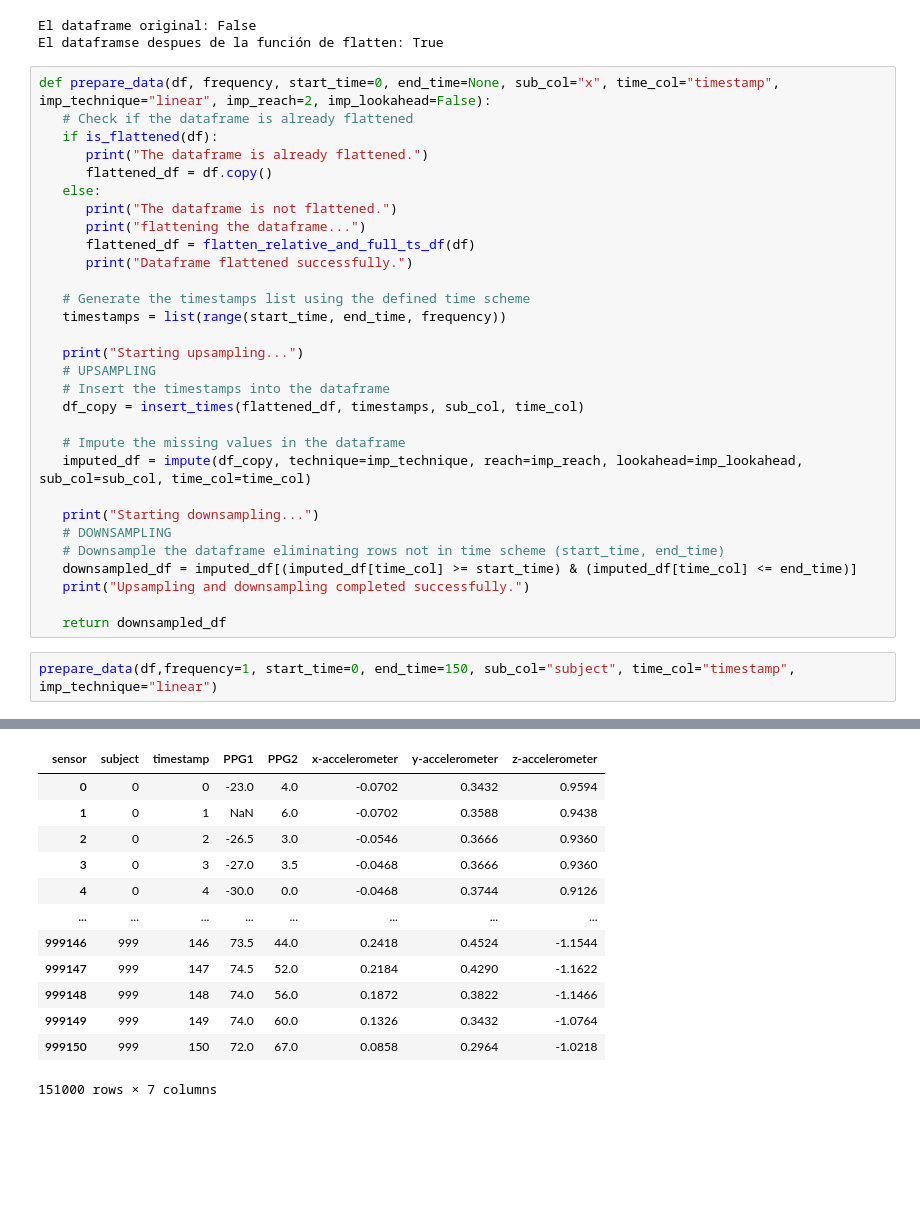
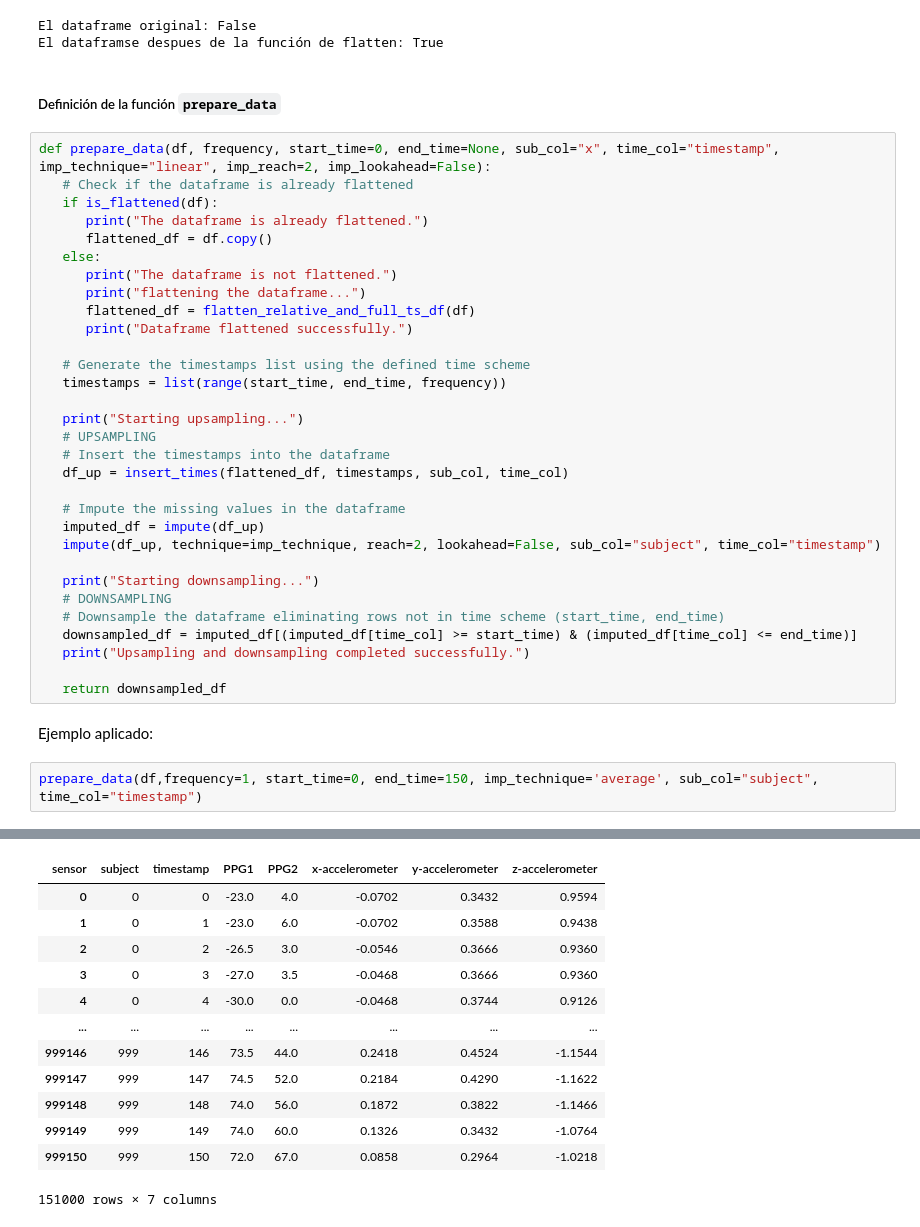
Before and after one commit to RegalParasite/TimeSesires-Sheets, a Jupyter notebook: Sheet-1.ipynb, the cells around one changed output, grey strips where cells are left out. Drawn from its saved outputs; the diff is of its cells as text; blank space fills up the shorter version.

```diff
--- a/Sheet-1.ipynb
+++ b/Sheet-1.ipynb
@@ -294,6 +314,8 @@ print(f"El dataframse despues de la función de flatten: {is_flattened(test)}")
 # %% [output]
 El dataframe original: False
 El dataframse despues de la función de flatten: True
+# %% [markdown]
+##### Definición de la función `prepare_data`
 # %%
 def prepare_data(df, frequency, start_time=0, end_time=None, sub_col="x", time_col="timestamp", imp_technique="linear", imp_reach=2, imp_lookahead=False):
    # Check if the dataframe is already flattened
@@ -312,10 +334,11 @@ def prepare_data(df, frequency, start_time=0, end_time=None, sub_col="x", time_c
    print("Starting upsampling...")
    # UPSAMPLING
    # Insert the timestamps into the dataframe
-   df_copy = insert_times(flattened_df, timestamps, sub_col, time_col)
+   df_up = insert_times(flattened_df, timestamps, sub_col, time_col)
 
    # Impute the missing values in the dataframe
-   imputed_df = impute(df_copy, technique=imp_technique, reach=imp_reach, lookahead=imp_lookahead, sub_col=sub_col, time_col=time_col)
+   imputed_df = impute(df_up)
+   impute(df_up, technique=imp_technique, reach=2, lookahead=False, sub_col="subject", time_col="timestamp")
 
    print("Starting downsampling...")
    # DOWNSAMPLING
@@ -324,8 +347,10 @@ def prepare_data(df, frequency, start_time=0, end_time=None, sub_col="x", time_c
    print("Upsampling and downsampling completed successfully.")
 
    return downsampled_df
+# %% [markdown]
+Ejemplo aplicado:
 # %%
-prepare_data(df,frequency=1, start_time=0, end_time=150, sub_col="subject", time_col="timestamp", imp_technique="linear")
+prepare_data(df,frequency=1, start_time=0, end_time=150, imp_technique='average', sub_col="subject", time_col="timestamp")
 # %% [output]
 The dataframe is not flattened.
 flattening the dataframe...
@@ -344,8 +364,8 @@ Starting upsampling...
 Starting downsampling...
 Upsampling and downsampling completed successfully.
 | sensor | subject | timestamp | PPG1 | PPG2 | x-accelerometer | y-accelerometer | z-accelerometer |
 | 0 | 0 | 0 | -23.0 | 4.0 | -0.0702 | 0.3432 | 0.9594 |
-| 1 | 0 | 1 | NaN | 6.0 | -0.0702 | 0.3588 | 0.9438 |
+| 1 | 0 | 1 | -23.0 | 6.0 | -0.0702 | 0.3588 | 0.9438 |
 | 2 | 0 | 2 | -26.5 | 3.0 | -0.0546 | 0.3666 | 0.9360 |
 | 3 | 0 | 3 | -27.0 | 3.5 | -0.0468 | 0.3666 | 0.9360 |
 | 4 | 0 | 4 | -30.0 | 0.0 | -0.0468 | 0.3744 | 0.9126 |
```
Also changed, not shown: parts of 23 cells of this notebook.
